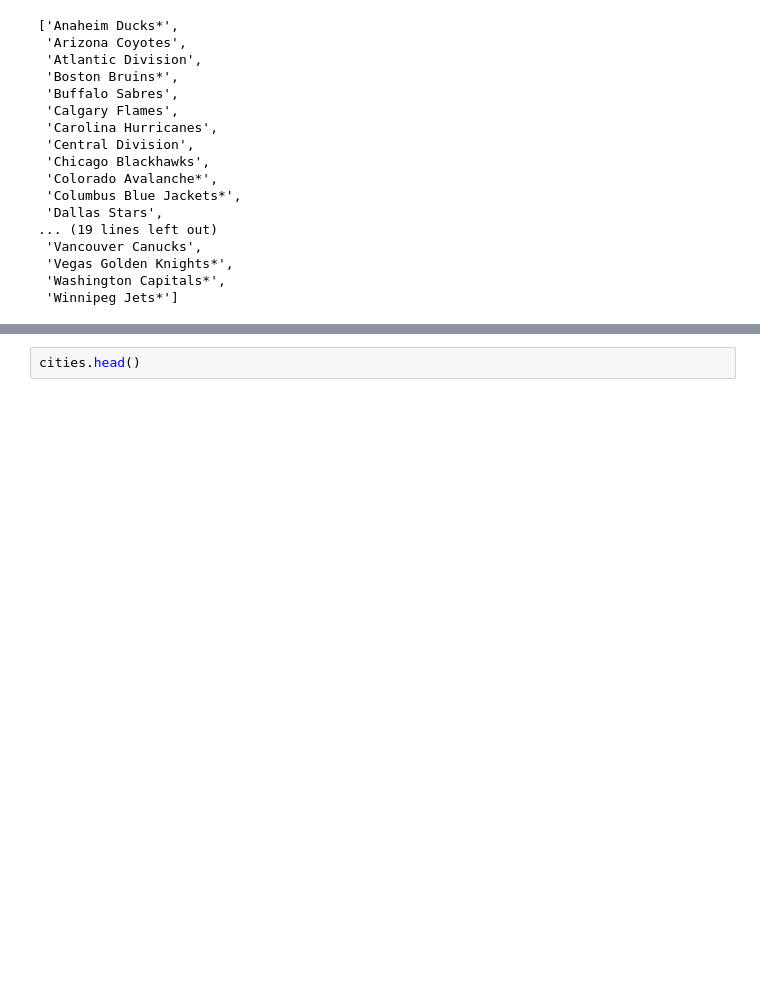
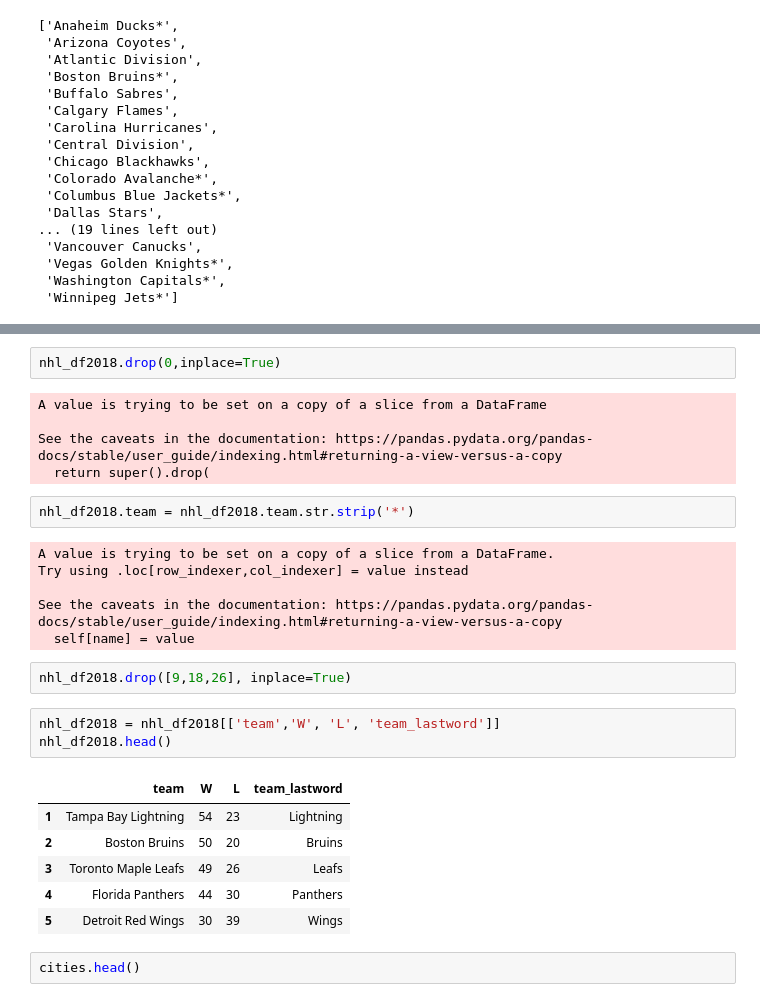
Before and after one commit to smeteo/Applied-DS-with-Python, a Jupyter notebook: Week4_Assignment.ipynb, the cells around one changed output, grey strips where cells are left out. Drawn from its saved outputs; the diff is of its cells as text; blank space fills up the shorter version.

```diff
--- a/Week4_Assignment.ipynb
+++ b/Week4_Assignment.ipynb
@@ -69,3 +86,30 @@ sorted(nhl_df2018.team)
+# %%
+nhl_df2018.drop(0,inplace=True)
+# %% [output]
+A value is trying to be set on a copy of a slice from a DataFrame
+
+See the caveats in the documentation: https://pandas.pydata.org/pandas-docs/stable/user_guide/indexing.html#returning-a-view-versus-a-copy
+  return super().drop(
+# %%
+nhl_df2018.team = nhl_df2018.team.str.strip('*')
+# %% [output]
+A value is trying to be set on a copy of a slice from a DataFrame.
+Try using .loc[row_indexer,col_indexer] = value instead
+
+See the caveats in the documentation: https://pandas.pydata.org/pandas-docs/stable/user_guide/indexing.html#returning-a-view-versus-a-copy
+  self[name] = value
+# %%
+nhl_df2018.drop([9,18,26], inplace=True)
+# %%
+nhl_df2018 = nhl_df2018[['team','W', 'L', 'team_lastword']]
+nhl_df2018.head()
+# %% [output]
+|  | team | W | L | team_lastword |
+| 1 | Tampa Bay Lightning | 54 | 23 | Lightning |
+| 2 | Boston Bruins | 50 | 20 | Bruins |
+| 3 | Toronto Maple Leafs | 49 | 26 | Leafs |
+| 4 | Florida Panthers | 44 | 30 | Panthers |
+| 5 | Detroit Red Wings | 30 | 39 | Wings |
 # %%
 cities.head()
 # %% [output]
```
Also changed, not shown: parts of 23 cells of this notebook.
